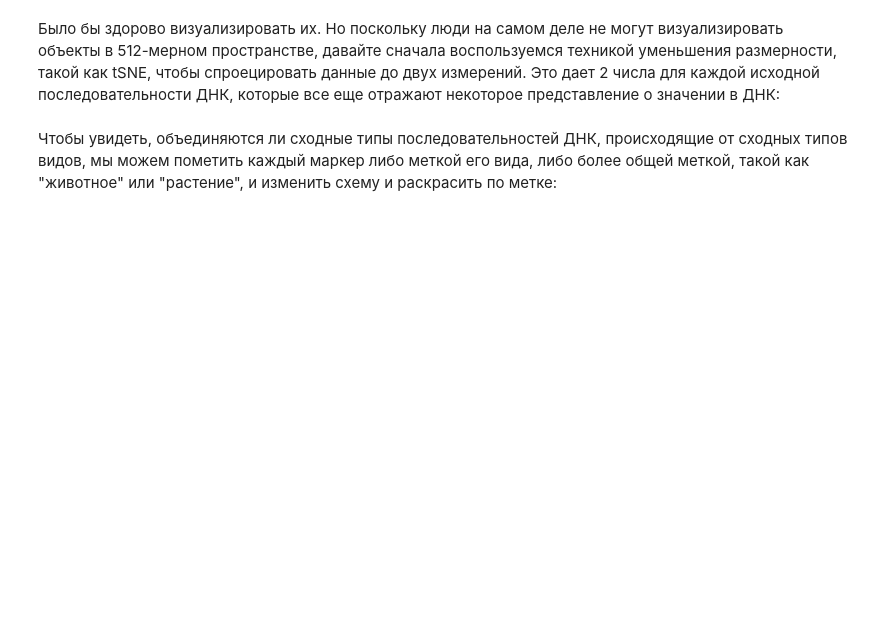
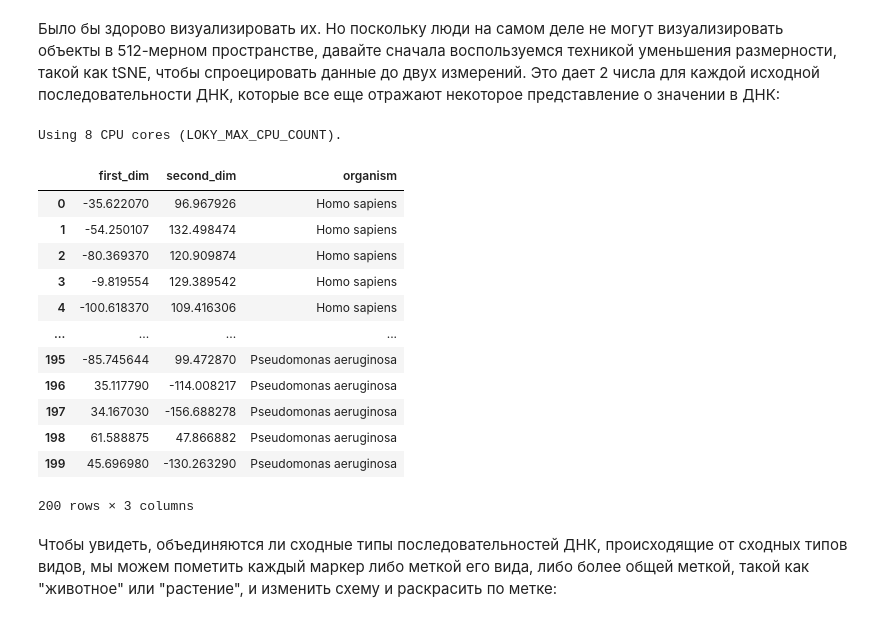
Before and after one commit to pavel-bulyha/NNInBioTasks, a Jupyter notebook: tasks/Lab11-12/AI_for_Biology.ipynb, the cells around one changed output. Saved outputs shown, nothing was run; the diff lists cells and outputs as text; code cells hidden in the pictures; blank space fills up the shorter version.

```diff
--- a/tasks/Lab11-12/AI_for_Biology.ipynb
+++ b/tasks/Lab11-12/AI_for_Biology.ipynb
@@ -625,3 +698,44 @@ embeddings_tsne_df
+# %%
+# Определяем число физических ядер с помощью wmic или используем логические ядра, если не удалось.
+import multiprocessing
+try:
+    output = subprocess.check_output(
+        "wmic CPU Get NumberOfCores /Format:csv".split(),
+        text=True
+    ).strip()
+    lines = output.splitlines()
+    # Пропускаем заголовок и суммируем количество ядер по всем CPU.
+    num_cores = sum(int(line.split(',')[-1]) for line in lines[1:] if line)
+except Exception as e:
+    num_cores = multiprocessing.cpu_count()
+
+# Устанавливаем переменную окружения для Loky
+os.environ["LOKY_MAX_CPU_COUNT"] = str(num_cores)
+print("Using", num_cores, "CPU cores (LOKY_MAX_CPU_COUNT).")
+#__________________________________________________________________________
+tsne = TSNE(n_components=2, learning_rate='auto', random_state=0)
+embeddings_tsne = tsne.fit_transform(embeddings)
+
+embeddings_tsne_df = pd.DataFrame(
+    embeddings_tsne, columns=['first_dim', 'second_dim'])
+
+embeddings_tsne_df['organism'] = dna_sequences['organism']
+embeddings_tsne_df
+# %% [output]
+Using 8 CPU cores (LOKY_MAX_CPU_COUNT).
+|  | first_dim | second_dim | organism |
+| 0 | -35.622070 | 96.967926 | Homo sapiens |
+| 1 | -54.250107 | 132.498474 | Homo sapiens |
+| 2 | -80.369370 | 120.909874 | Homo sapiens |
+| 3 | -9.819554 | 129.389542 | Homo sapiens |
+| 4 | -100.618370 | 109.416306 | Homo sapiens |
+| ... | ... | ... | ... |
+| 195 | -85.745644 | 99.472870 | Pseudomonas aeruginosa |
+| 196 | 35.117790 | -114.008217 | Pseudomonas aeruginosa |
+| 197 | 34.167030 | -156.688278 | Pseudomonas aeruginosa |
+| 198 | 61.588875 | 47.866882 | Pseudomonas aeruginosa |
+| 199 | 45.696980 | -130.263290 | Pseudomonas aeruginosa |
+200 rows × 3 columns
 # %% [markdown]
 Чтобы увидеть, объединяются ли сходные типы последовательностей ДНК, происходящие от сходных типов видов, мы можем пометить каждый маркер либо меткой его вида, либо более общей меткой, такой как "животное" или "растение", и изменить схему и раскрасить по метке:
 # %%
```
Also changed, not shown: parts of 24 cells of this notebook.
